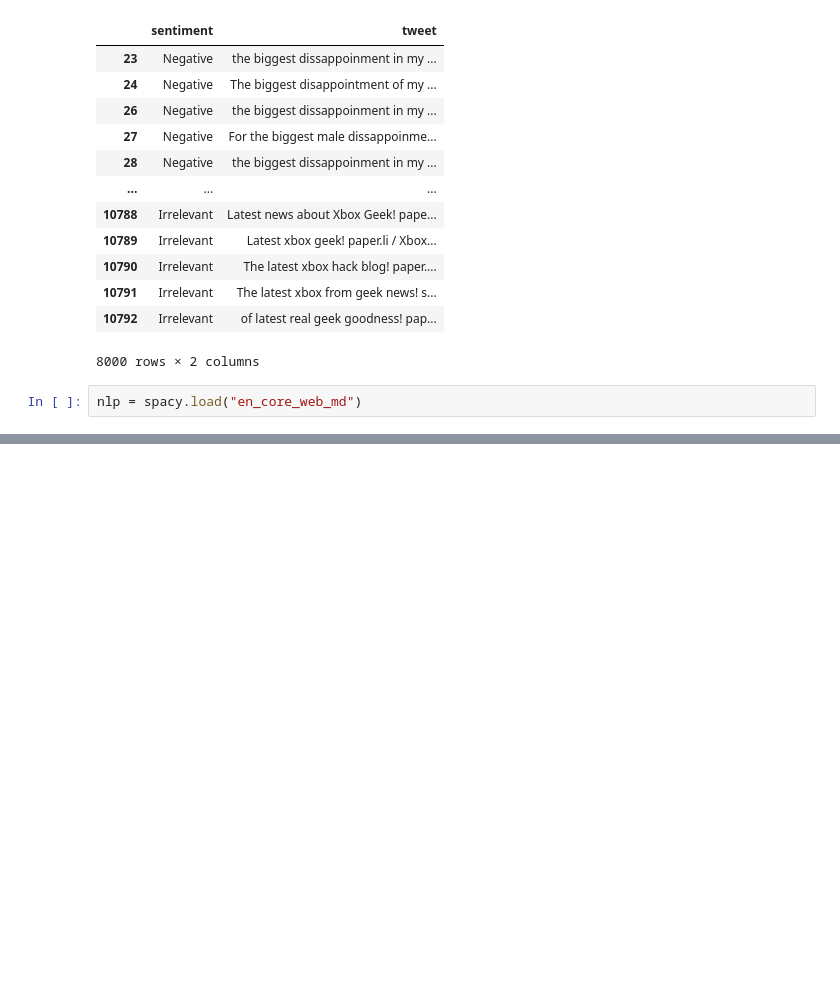
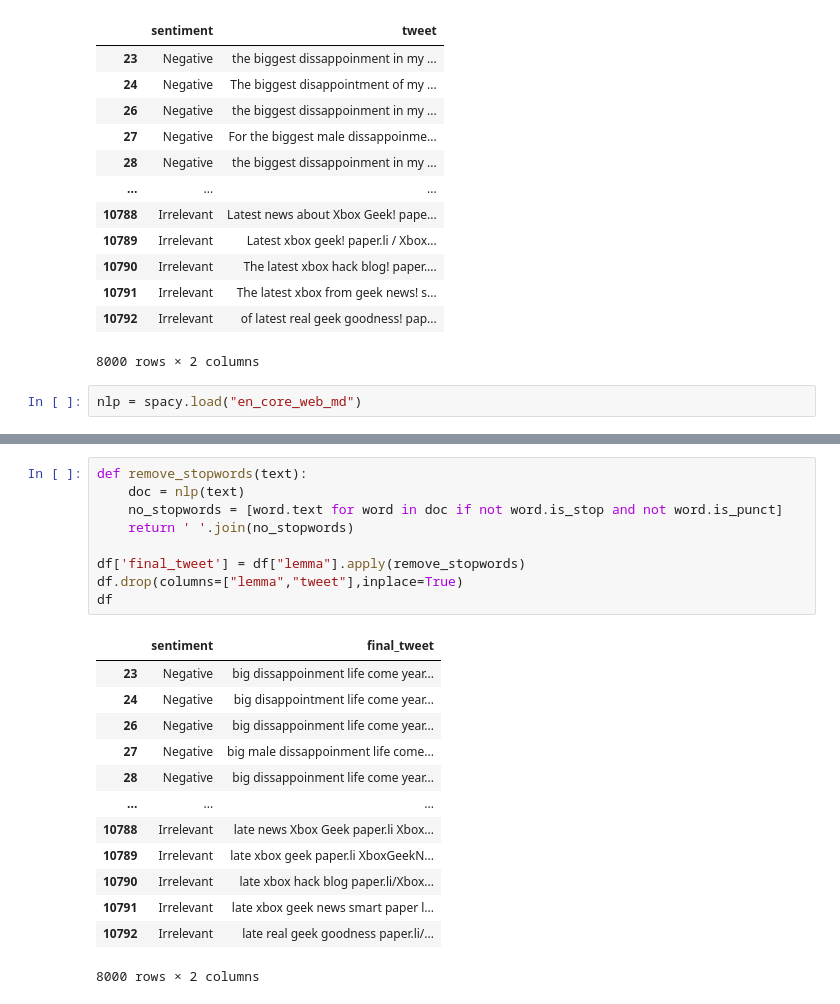
Before and after one commit to MicahNyakangoMosomi/Natural-Language-Processing, a Jupyter notebook: sentiment-analysis/sentiment-analysis.ipynb, the cells around one changed output, grey strips where cells are left out. Drawn from its saved outputs; the diff is of its cells as text; blank space fills up the shorter version.

```diff
--- a/sentiment-analysis/sentiment-analysis.ipynb
+++ b/sentiment-analysis/sentiment-analysis.ipynb
@@ -164,0 +188,23 @@ nlp = spacy.load("en_core_web_md")
+# %%
+def remove_stopwords(text):
+    doc = nlp(text)
+    no_stopwords = [word.text for word in doc if not word.is_stop and not word.is_punct]
+    return ' '.join(no_stopwords)
+
+df['final_tweet'] = df["lemma"].apply(remove_stopwords)
+df.drop(columns=["lemma","tweet"],inplace=True)
+df
+# %% [output]
+|  | sentiment | final_tweet |
+| 23 | Negative | big dissappoinment life come year... |
+| 24 | Negative | big disappointment life come year... |
+| 26 | Negative | big dissappoinment life come year... |
+| 27 | Negative | big male dissappoinment life come... |
+| 28 | Negative | big dissappoinment life come year... |
+| ... | ... | ... |
+| 10788 | Irrelevant | late news Xbox Geek paper.li Xbox... |
+| 10789 | Irrelevant | late xbox geek paper.li XboxGeekN... |
+| 10790 | Irrelevant | late xbox hack blog paper.li/Xbox... |
+| 10791 | Irrelevant | late xbox geek news smart paper l... |
+| 10792 | Irrelevant | late real geek goodness paper.li/... |
+8000 rows × 2 columns
```
Also changed, not shown: parts of 6 cells of this notebook, 3 other files.
